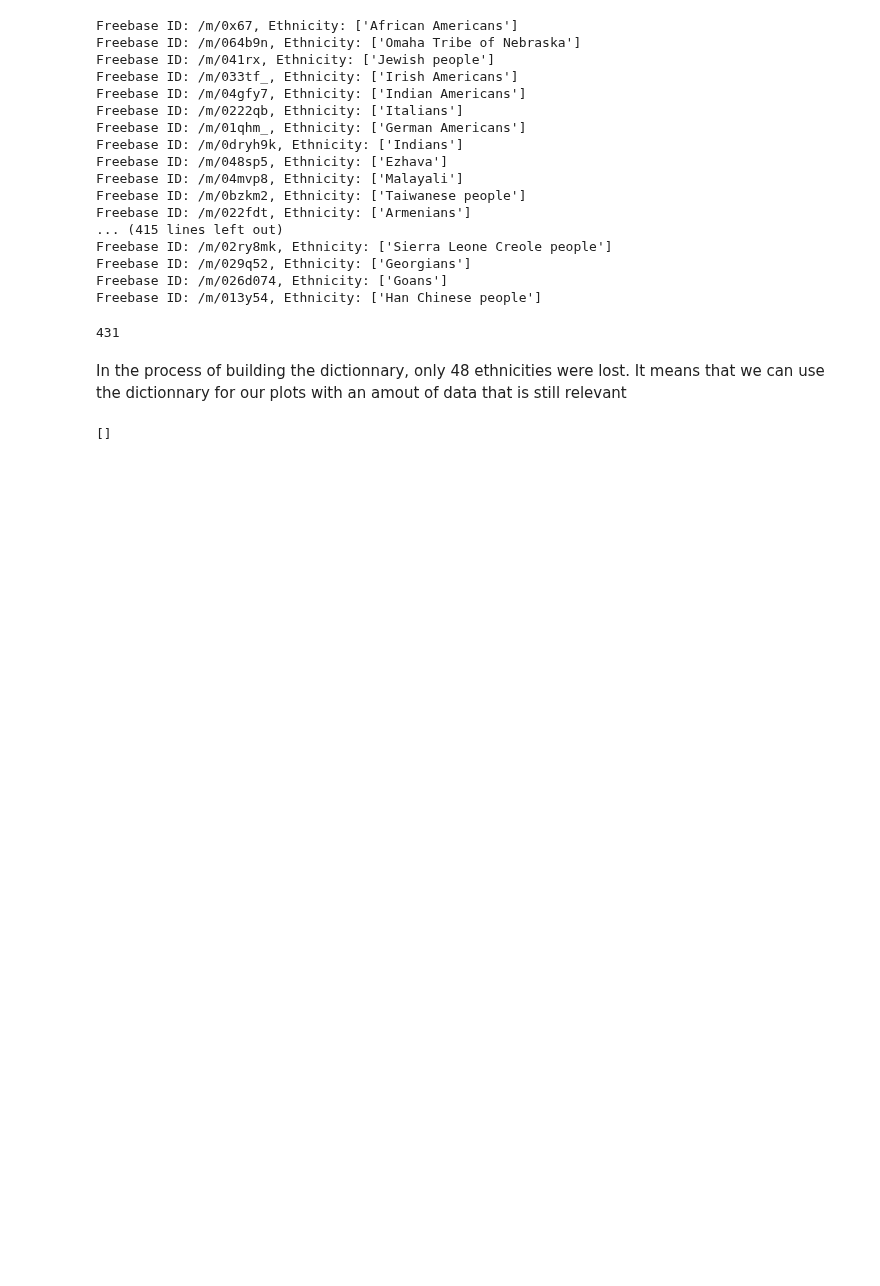
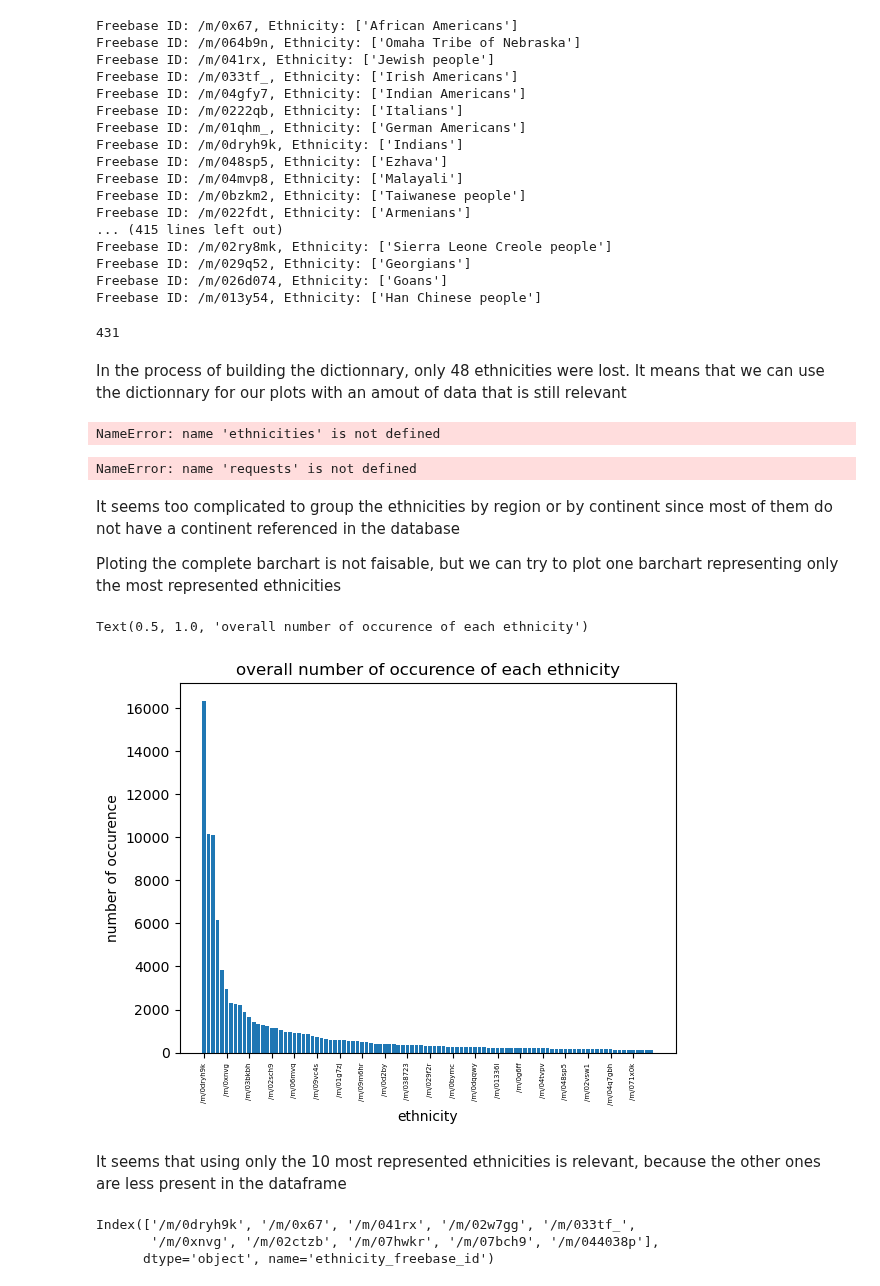
Before and after one commit to epfl-ada/ada-2024-project-teamcsx24, a Jupyter notebook: src/data/ethnicityAnalysis.ipynb, the cells around one changed output. Saved outputs shown, nothing was run; the diff lists cells and outputs as text; code cells hidden in the pictures; blank space fills up the shorter version.

```diff
--- a/src/data/ethnicityAnalysis.ipynb
+++ b/src/data/ethnicityAnalysis.ipynb
@@ -8,7 +8,7 @@ import numpy as np
 import matplotlib.pyplot as plt
 import seaborn as sns
 # %%
-characters = pd.read_csv('./data/cleanData/characters_cleaned.csv')
+characters = pd.read_csv('../../data/cleanData/characters_cleaned.csv')
 characters.head()
 # %% [output]
 |  | wiki_id | freebase_id | release_date | character | birth_date | gender | height | ethnicity_freebase_id | ... |
@@ -240,10 +240,12 @@ In the process of building the dictionnary, only 48 ethnicities were lost. It me
 # %%
 # building a new file that contains the dictionnary
 def saveDictionnary(dict, name):
-    with open('./data/freebaseIdDictionnaries/' + name, 'w') as fp:
+    with open('../../data/freebaseIdDictionnaries/' + name, 'w') as fp:
         json.dump(dict, fp, indent=4)
 
 saveDictionnary(ethnicities, 'ethnicities')
+# %% [output]
+NameError: name 'ethnicities' is not defined
 # %%
 # for each ethnicity, getting the associated continent
 
@@ -269,6 +271,32 @@ def getContinentByFreebaseId(freebase_id):
     continent_labels = [result["continentLabel"]["value"] for result in results]
     return continent_labels
 
-getContinentByFreebaseId('/m/0222qb')
+getContinentByFreebaseId('/m/0ffkb4')
 # %% [output]
-[]
+NameError: name 'requests' is not defined
+# %% [markdown]
+It seems too complicated to  group the ethnicities by region or by continent since most of them do not have a continent referenced in the database
+
+Ploting the complete barchart is not faisable, but we can try to plot one barchart representing only the most represented ethnicities
+# %%
+# Finding the more represented ethnicities
+ethnicity_occurences = characters_modified['ethnicity_freebase_id'].value_counts()[:100]
+plt.bar(ethnicity_occurences.index, ethnicity_occurences.values)
+plt.ylabel('number of occurence')
+plt.xlabel('ethnicity')
+plt.xticks(np.arange(0,100,step = 5))
+plt.xticks(rotation = 'vertical', fontsize = 5)
+plt.title('overall number of occurence of each ethnicity')
+# %% [output]
+Text(0.5, 1.0, 'overall number of occurence of each ethnicity')
+[figure, added]
+# %% [markdown]
+It seems that using only the 10 most represented ethnicities is relevant, because the other ones are less present in the dataframe
+# %%
+# list of the 10 most represented ethnicities
+ten_main_ethnicities = characters_modified['ethnicity_freebase_id'].value_counts()[:10].index
+print(ten_main_ethnicities)
+# %% [output]
+Index(['/m/0dryh9k', '/m/0x67', '/m/041rx', '/m/02w7gg', '/m/033tf_',
+       '/m/0xnvg', '/m/02ctzb', '/m/07hwkr', '/m/07bch9', '/m/044038p'],
+      dtype='object', name='ethnicity_freebase_id')
```
Also changed, not shown: parts of 4 cells of this notebook, 1 other file.
